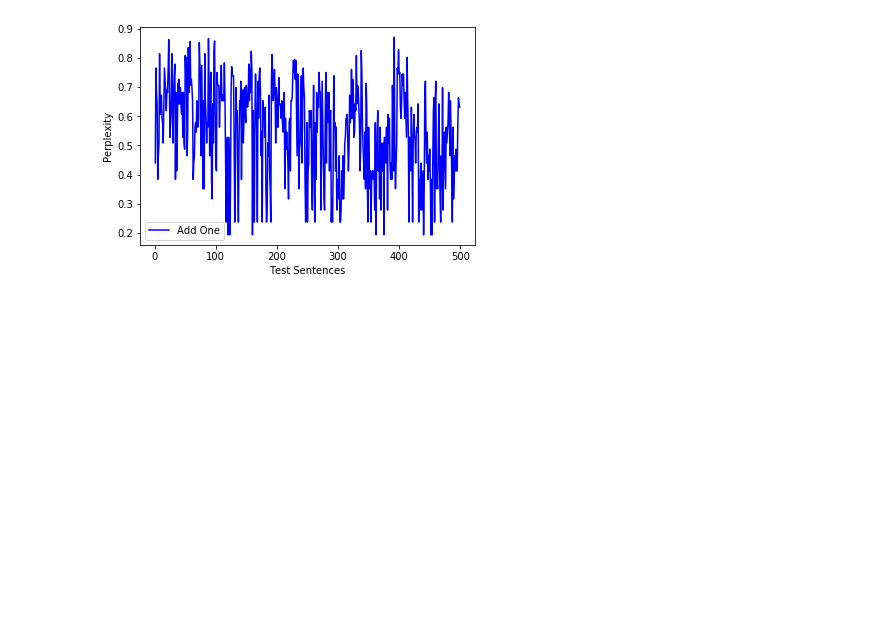
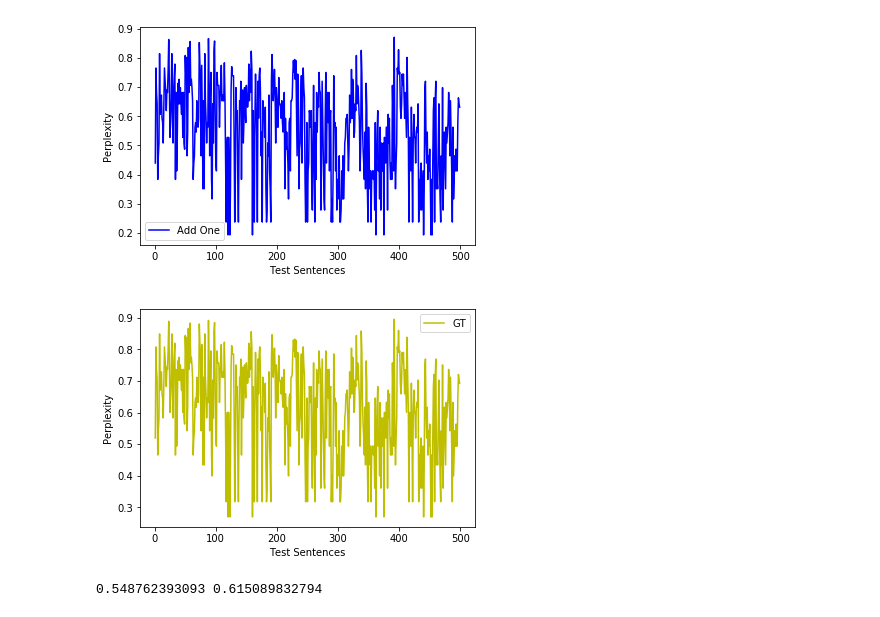
Before and after one commit to pratikkayal/NLP_Pratik, a Jupyter notebook: Assignments/Assignment2/Assignment2_Pratik.ipynb, the cells around one changed output. Drawn from its saved outputs; the diff is of its cells as text; code cells hidden in the pictures; blank space fills up the shorter version.

```diff
--- a/Assignments/Assignment2/Assignment2_Pratik.ipynb
+++ b/Assignments/Assignment2/Assignment2_Pratik.ipynb
@@ -427,6 +396,18 @@ for x in set(bigrams):
 x=[(0,len(bigrams))]
 for i in sorted(count.items(),key=lambda tup: tup[0]):
     x.append(i)
+# %%
+unigrams=list(set(words))
+countsUni,countUni= defaultdict(int),defaultdict(int)
+for x in unigrams:
+    countsUni[x] += 1
+#     print x,counts[x]
+for x in set(unigrams):
+    countUni[countsUni[x]] +=1
+# print "Frequency    No. of bigrams"
+xUni=[(0,len(unigrams))]
+for i in sorted(countUni.items(),key=lambda tup: tup[0]):
+    xUni.append(i)
 # %% [markdown]
 c
 ∗ =
@@ -437,6 +418,6 @@ c=[]
 for i in range(0,len(x)-1):
 #     print i,x[i+1][1],x[i][1]
     c.append(float((i+1)*x[i+1][1])/x[i][1])
-print "count c  Good turing c*         d"
-for i in range(1,len(c)-1):
-    print i,"     ",c[i],"  ",(i-c[i])
+# print "count c  Good turing c*         d"
+# for i in range(1,len(c)-1):
+#     print i,"     ",c[i],"  ",(i-c[i])
@@ -461,11 +424,16 @@ count c  Good turing c*         d
+# %%
+cUni=[]
+for i in range(0,len(xUni)-1):
+#     print i,x[i+1][1],x[i][1]
+    cUni.append(float((i+1)*xUni[i+1][1])/xUni[i][1])
 # %%
 def biGoodTuring(word1,word2):
     try:
-        P=(float(c[bigrams.count((word1,word2))])/words.count(word1))
+        P=(float(c[bigrams.count((word1,word2))])/cUni[words.count(word1)])
     except ZeroDivisionError:
-        P=0.001
+        print "error..."
     except:
-        P=(float(c[0])/words.count(word1))
+        P=(float(c[0])/cUni[words.count(word1)])
     return P;
 # %% [markdown]
  Compute the perplexity value for the test dataset for the bigram model using add-1 and Good-turing. Which performs better?
@@ -535,3 +502,11 @@ plot.ylabel('Perplexity')
 plot.show()
 # %% [output]
 [figure]
+# %%
+plot.plot(range(1,length+1),B,'y',label='GT')
+plot.legend()
+plot.xlabel('Test Sentences')
+plot.ylabel('Perplexity')
+plot.show()
+# %% [output]
+[figure, added]
@@ -537,0 +516,4 @@ plot.show()
+# %%
+print avgPerpAddOne,avgPerpGt
+# %% [output]
+0.548762393093 0.615089832794
```
Also changed, not shown: parts of 10 cells of this notebook.
